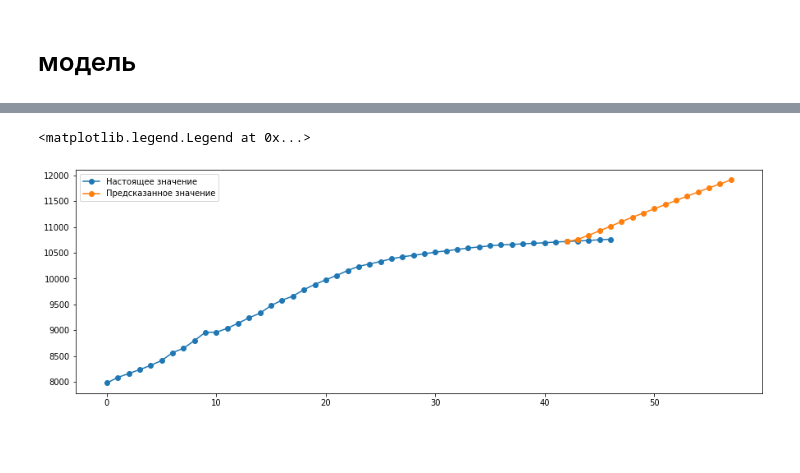
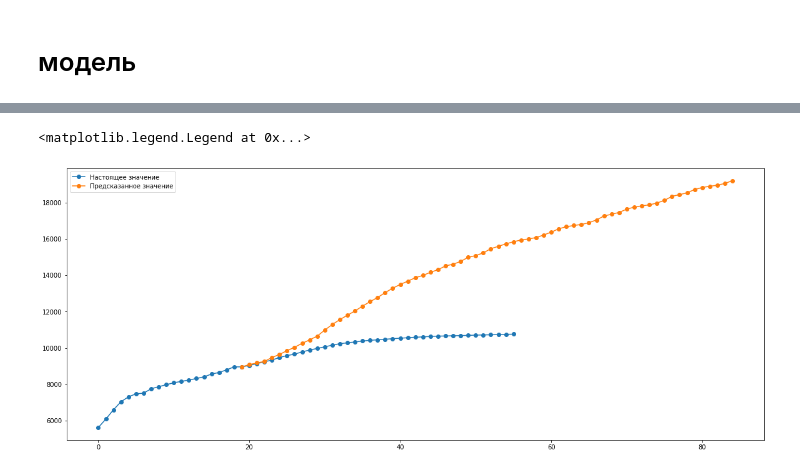
Before and after one commit to 5000factorial/COVID_models, a Jupyter notebook: covid_predict.ipynb, the cells around one changed output, grey strips where cells are left out. Cells and saved outputs as stored; diff of their text form; code cells hidden in the pictures; blank space fills up the shorter version.

```diff
--- a/covid_predict.ipynb
+++ b/covid_predict.ipynb
@@ -34,7 +34,7 @@ confirmed.shape
 # %% [markdown]
 график по 5 странам с наибольшим количеством зараженных
 # %%
-plt.rcParams['figure.figsize'] = [15, 5]
+plt.rcParams['figure.figsize'] = [20, 8]
 confirmed.sort_values(by=[confirmed.columns[-1]],ascending = False).iloc[:5,2:].T.plot()
 # %% [output]
 <matplotlib.axes._subplots.AxesSubplot at 0x...>
@@ -170,12 +189,19 @@ df.shape
 def male(y_true, y_score):
     return np.mean(np.abs(np.log10((y_score+1)/(y_true+1))))
 # %%
-feature_list = ['density', 'fertility_rate', 'land_area', 'median_age', 'migrants',
-               'population', 'urban_pop_rate', 'world_share', 'day', 'confirmed_last',
-                'deaths_last', 'confirmed_delta_last', 'deaths_delta_last', 'confirmed/population', 'deaths/population']
+feature_list = ['density', 'fertility_rate',
+                'land_area', 'median_age',
+                'migrants', 'population',
+                'urban_pop_rate', 'world_share', 'day',
+                'confirmed_last', 'deaths_last',
+                'confirmed_last2', 'deaths_last2',
+                'confirmed_last3', 'deaths_last3',
+                'confirmed_delta2', 'deaths_delta2',
+                'confirmed_delta3', 'deaths_delta3',
+                'confirmed/population', 'deaths/population']
 
 test_region = 'Korea, South'
-#test_region = 'Russia'
+#test_region = 'Greece'
 # %%
 data = df.copy()
 
@@ -234,39 +261,58 @@ ax.legend()
 # %%
 #построить прогноз на N_DAYS дней
-N_DAYS = 15
-LAG = 5
+N_DAYS = 65
+LAG = 35
 
 
 
 X1 = pd.DataFrame(X_test.iloc[-1-LAG]).T
-C = [c_test.iloc[-LAG]]
-D = [c_test.iloc[-LAG]]
+C = [c_test.iloc[-LAG-2]]
+D = [d_test.iloc[-LAG-2]]
 for i in range(N_DAYS):
     #print(X1)
     c = model_c.predict(X1)
     d = model_d.predict(X1)
     X1[:] = scaler.inverse_transform(X1[:])
     C.append(X1.iloc[0]['confirmed_last'] + c[0])
     D.append(X1.iloc[0]['deaths_last'] + d[0])
-    #'day', 'confirmed_last','deaths_last', 'confirmed_delta_last', 'deaths_delta_last'
+    '''
+    day,
+    'confirmed_last', 'deaths_last',
+    'confirmed_last2', 'deaths_last2',
+    'confirmed_last3', 'deaths_last3',
+    'confirmed_delta2', 'deaths_delta2',
+    'confirmed_delta3', 'deaths_delta3',
+    'confirmed/population', 'deaths/population
+    '''
     X1['day'] += 1
+
+    X1.iloc[0]['confirmed_last3'] = X1.iloc[0]['confirmed_last2']
+    X1.iloc[0]['deaths_last3'] = X1.iloc[0]['confirmed_last2']
+
+    X1.iloc[0]['confirmed_last2'] = X1.iloc[0]['confirmed_last']
+    X1.iloc[0]['deaths_last2'] = X1.iloc[0]['confirmed_last']
+
     X1.iloc[0]['confirmed_last'] += c[0]
     X1.iloc[0]['deaths_last'] += d[0]
-    X1.iloc[0]['confirmed_delta_last'] = c[0]
-    X1.iloc[0]['deaths_delta_last'] = d[0]
+
+    X1.iloc[0]['confirmed_delta3'] = X1.iloc[0]['confirmed_delta2']
+    X1.iloc[0]['deaths_delta3'] = X1.iloc[0]['deaths_delta2']
+
+    X1.iloc[0]['confirmed_delta2'] = c[0]
+    X1.iloc[0]['deaths_delta2'] = d[0]
 
     X1['confirmed/population'] = X1['confirmed_last'] / X1['population']
     X1['deaths/population'] = X1['deaths_last'] / X1['population']
 
     X1[:] = scaler.transform(X1[:])
 
 #график
 fig, ax = plt.subplots()
-x1 = list(range(len(c_test[40:])))
-x2 = np.array(range(N_DAYS+1)) + len(x1) - LAG
-ax.plot(x1, c_test[40:], marker='o', label = "Настоящее значение")
+x1 = list(range(len(c_test[30:])))
+x2 = np.array(range(N_DAYS+1)) + len(x1) - LAG - 2
+ax.plot(x1, c_test[30:], marker='o', label = "Настоящее значение")
 ax.plot(x2, C, marker='o', label = "Предсказанное значение")
 ax.legend()
 # %% [output]
 <matplotlib.legend.Legend at 0x...>
-[figure, old version]
+[figure, new version]
```
Also changed, not shown: parts of 9 cells of this notebook.
